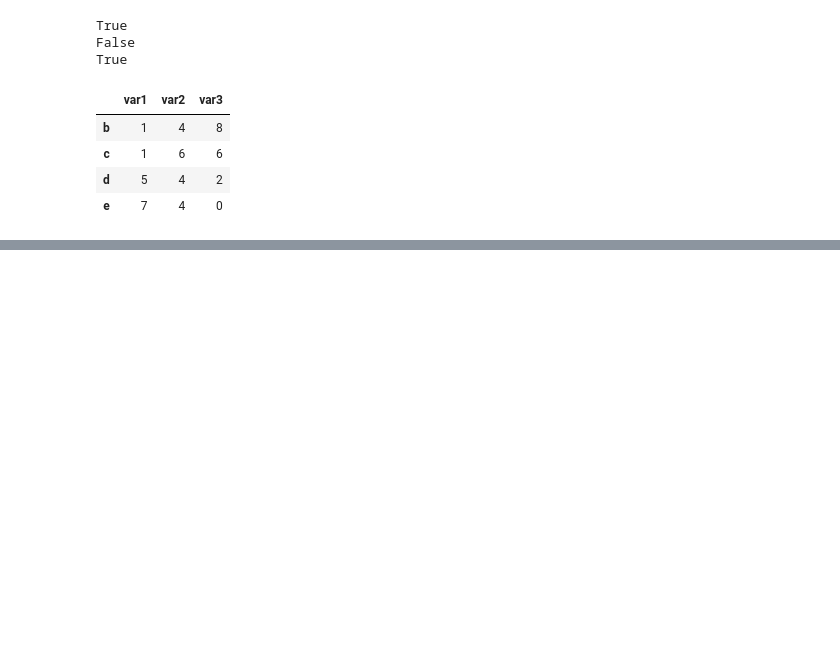
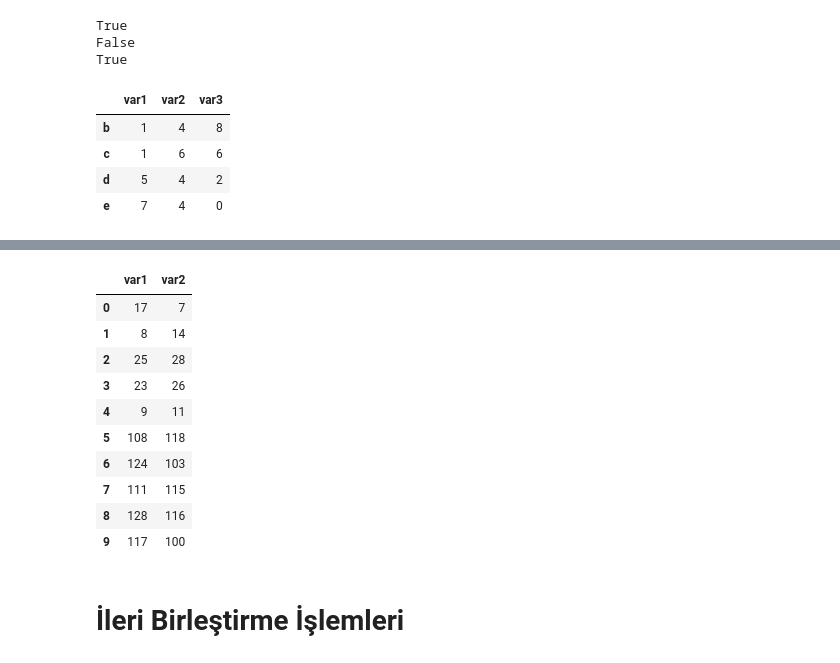
Before and after one commit to emiralpulger/data-science-edu, a Jupyter notebook: pandas/pandas.ipynb, the cells around one changed output, grey strips where cells are left out. Saved outputs shown, nothing was run; the diff lists cells and outputs as text; code cells hidden in the pictures; blank space fills up the shorter version.

```diff
--- a/pandas/pandas.ipynb
+++ b/pandas/pandas.ipynb
@@ -446,0 +530,18 @@ df.drop(l, axis = 1)
+# %%
+df2.columns = ["var1","var2","deg1"]
+# %%
+pd.concat([df1, df2], join = "inner", ignore_index = True)
+# %% [output]
+|  | var1 | var2 |
+| 0 | 17 | 7 |
+| 1 | 8 | 14 |
+| 2 | 25 | 28 |
+| 3 | 23 | 26 |
+| 4 | 9 | 11 |
+| 5 | 108 | 118 |
+| 6 | 124 | 103 |
+| 7 | 111 | 115 |
+| 8 | 128 | 116 |
+| 9 | 117 | 100 |
+# %% [markdown]
+# İleri Birleştirme İşlemleri
```
Also changed, not shown: parts of 29 cells of this notebook.
